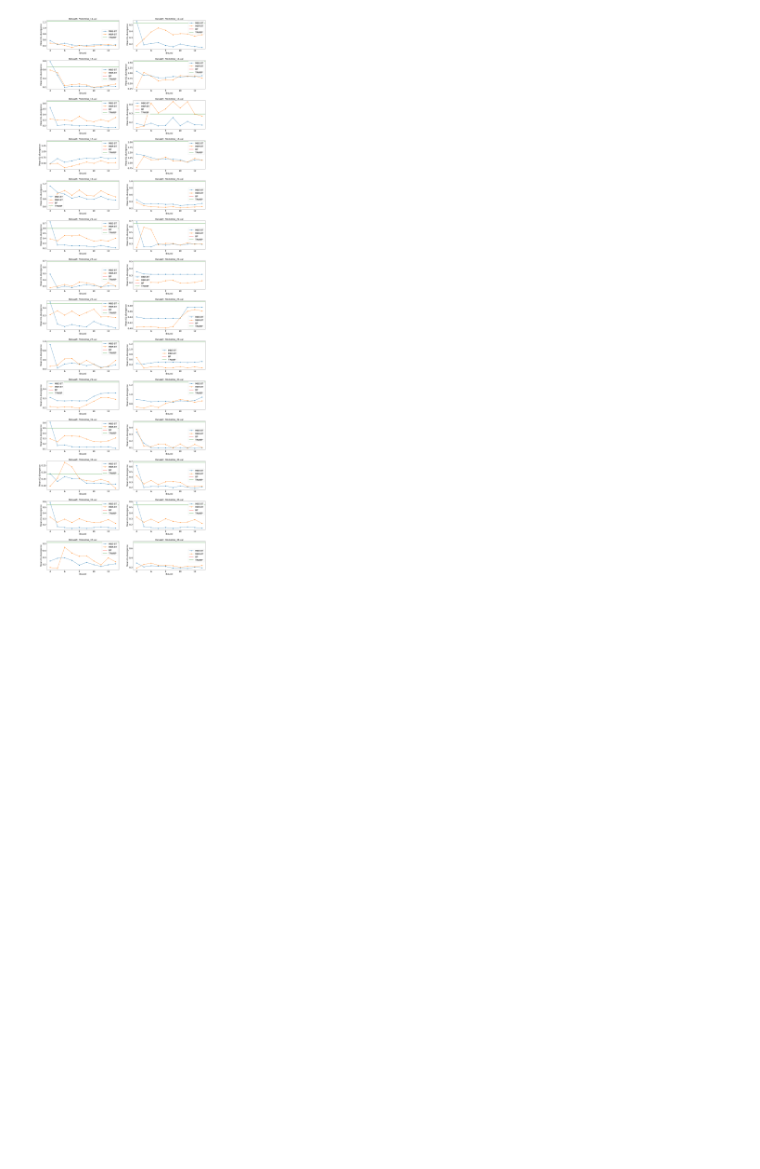
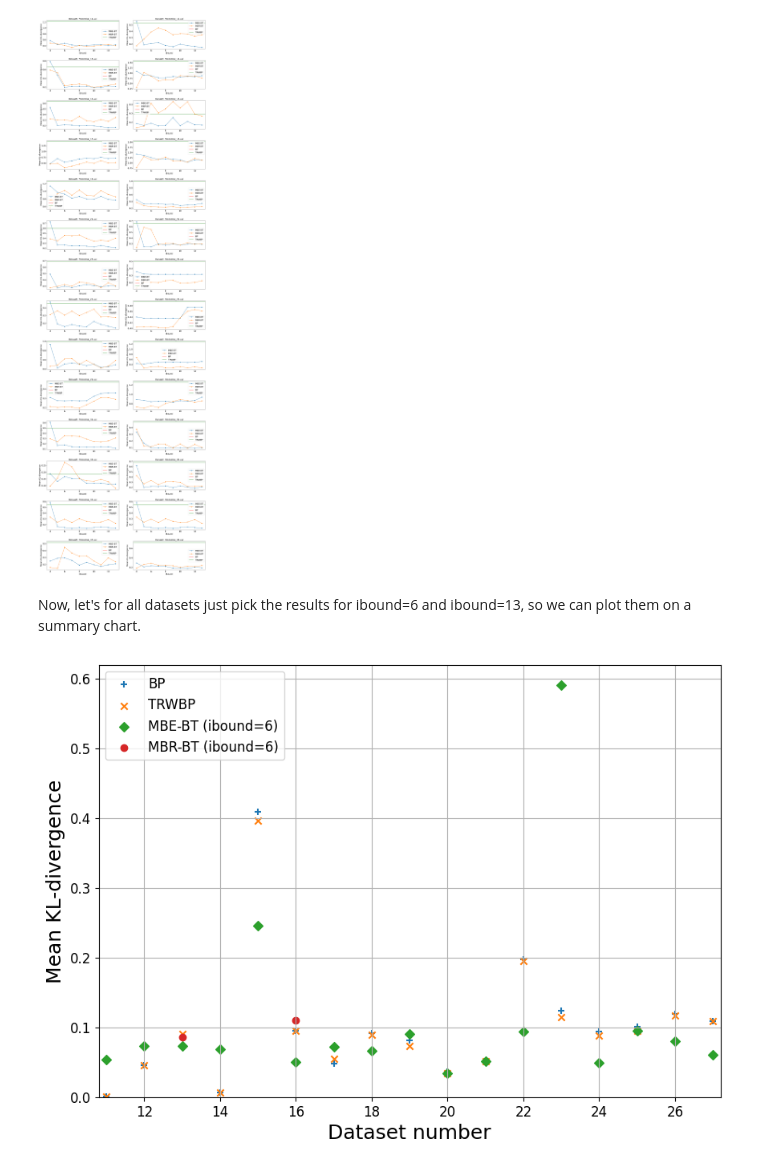
Before and after one commit to InferLO/inferlo, a Jupyter notebook: docs/experiments/marginal_probabilities.ipynb, the cells around one changed output. Saved outputs shown, nothing was run; the diff lists cells and outputs as text; code cells hidden in the pictures; blank space fills up the shorter version.

Commit message:
Update experiments

```diff
--- a/docs/experiments/marginal_probabilities.ipynb
+++ b/docs/experiments/marginal_probabilities.ipynb
@@ -270,4 +273,6 @@ Results are shown on charts below. In 6 of 8 cases MBE-BT outperforms both PB an
 # %%
+experiment2_summary = dict()
+
 def compare_marginals_uai(dataset_name='', ibound=0, algo=''):
     print(dataset_name, ibound, algo)
     dataset = loader.load_uai_dataset(dataset_name)
@@ -295,6 +300,8 @@ def compare_marginals_uai(dataset_name='', ibound=0, algo=''):
 
 
 def run_dataset(dataset_name, ax):
+    summary = dict()
+
     # Mini-Bucket Elimination + Binary Tree order.
     ibound_range = list(range(4, 14))
     mbe_mkld = []
@@ -306,6 +313,7 @@ def run_dataset(dataset_name, ax):
         })
         mbe_mkld.append(result['mean_kl_div'])
     ax.plot(ibound_range, mbe_mkld, label='MBE-BT', marker='o')
+    summary["MBE-BT (ibound=6)"] = mbe_mkld[6-ibound_range[0]]
 
     # Mini-Bucket Renormalization + Binary Tree order.
     ibound_range = list(range(4, 14))
@@ -318,7 +326,7 @@ def run_dataset(dataset_name, ax):
         })
         mbr_mkld.append(result['mean_kl_div'])
     ax.plot(ibound_range, mbr_mkld, label='MBR-BT', marker='o')
-
+    summary["MBR-BT (ibound=6)"] = mbr_mkld[6-ibound_range[0]]
 
     # Belief Propagation.
     result = exp_runner.run_experiment(compare_marginals_uai, {
@@ -327,6 +335,7 @@ def run_dataset(dataset_name, ax):
     })
     if 'mean_kl_div' in result and np.isfinite(result['mean_kl_div']):
         ax.axhline(y=result['mean_kl_div'], label='BP', color='red')
+        summary["BP"] = result['mean_kl_div']
 
     # Tree-Reweighted Belief Propagation.
     result = exp_runner.run_experiment(compare_marginals_uai, {
@@ -334,11 +343,14 @@ def run_dataset(dataset_name, ax):
             'algo': 'TRWBP'
     })
     ax.axhline(y=result['mean_kl_div'], label='TRWBP', color='green')
+    summary["TRWBP"] = result['mean_kl_div']
 
     ax.legend()
     ax.set_xlabel('ibound')
     ax.set_ylabel('Mean KL-divergence')
     ax.set_title('Dataset: ' + dataset_name)
+
+    experiment2_summary[dataset_name] = {"mean_kl_div" : summary}
 # %%
 data1 = ['linkage_%d.uai' % i for i in range(11,28)]
 data2 = ['Promedus_%d.uai' % i for i in range(11,39)]
@@ -364,3 +376,36 @@ show_plots(data1)
 show_plots(data2)
 # %% [output]
 [figure]
+# %% [markdown]
+Now, let's for all datasets just pick the results for ibound=6 and ibound=13, so we can plot them on a summary chart.
+# %%
+markers = {
+    "BP":'+',
+    "TRWBP" : "x",
+    "MBE-BT (ibound=6)": "D",
+    "MBR-BT (ibound=6)": "o",
+}
+
+plt.rcParams['font.size'] = 12
+
+def summary_plot(ds, ids):
+    ids=list(ids)
+    plt.figure(figsize=(10, 7))
+    for algo in ["BP","TRWBP", "MBE-BT (ibound=6)", "MBR-BT (ibound=6)"]:
+        x,y=[],[]
+        for i in ids:
+            algo_to_mkld = experiment2_summary['%s_%d.uai' % (ds, i)]["mean_kl_div"]
+            if algo in algo_to_mkld:
+                x.append(i)
+                y.append(algo_to_mkld[algo])
+        plt.scatter(x, y, label=algo, marker=markers[algo])
+    plt.xlabel('Dataset number')
+    plt.ylabel('Mean KL-divergence')
+    plt.xlim([ids[0]-0.2, ids[-1]+0.2])
+    plt.ylim([0, None])
+    plt.grid()
+    plt.legend()
+
+summary_plot('linkage', range(11,28))
+# %% [output]
+[figure, added]
```
Also changed, not shown: parts of 4 cells of this notebook.
